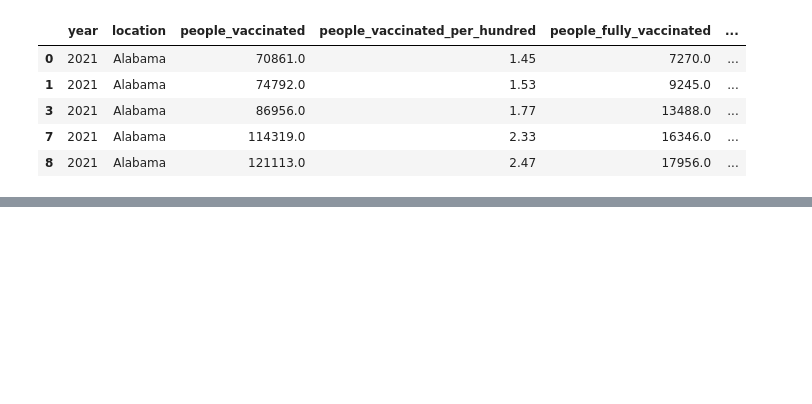
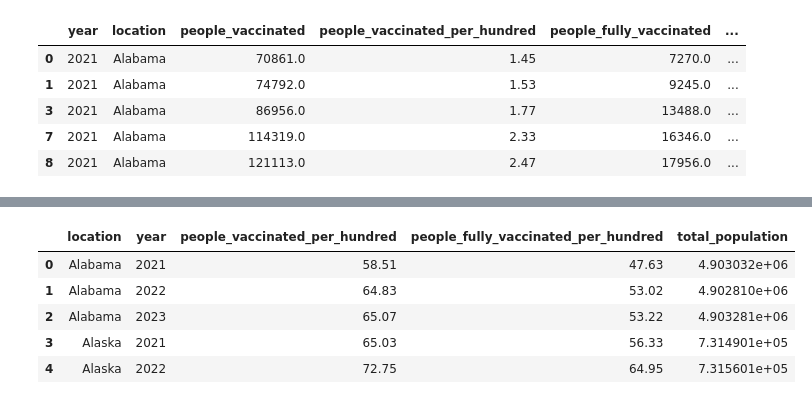
Before and after one commit to JulianDiaz619/covid, a Jupyter notebook: Vaccination_data_by_year.ipynb, the cells around one changed output, grey strips where cells are left out. Cells and saved outputs as stored; diff of their text form; code cells hidden in the pictures; blank space fills up the shorter version.

```diff
--- a/Vaccination_data_by_year.ipynb
+++ b/Vaccination_data_by_year.ipynb
@@ -173,0 +213,9 @@ grouped_df.to_csv('vaccinattion_data_by_year.csv', index=True)
+# %%
+us_states_vacc_df.head()
+# %% [output]
+|  | location | year | people_vaccinated_per_hundred | people_fully_vaccinated_per_hundred | total_population |
+| 0 | Alabama | 2021 | 58.51 | 47.63 | 4.903032e+06 |
+| 1 | Alabama | 2022 | 64.83 | 53.02 | 4.902810e+06 |
+| 2 | Alabama | 2023 | 65.07 | 53.22 | 4.903281e+06 |
+| 3 | Alaska | 2021 | 65.03 | 56.33 | 7.314901e+05 |
+| 4 | Alaska | 2022 | 72.75 | 64.95 | 7.315601e+05 |
```
Also changed, not shown: parts of 14 cells of this notebook, 1 other file.
